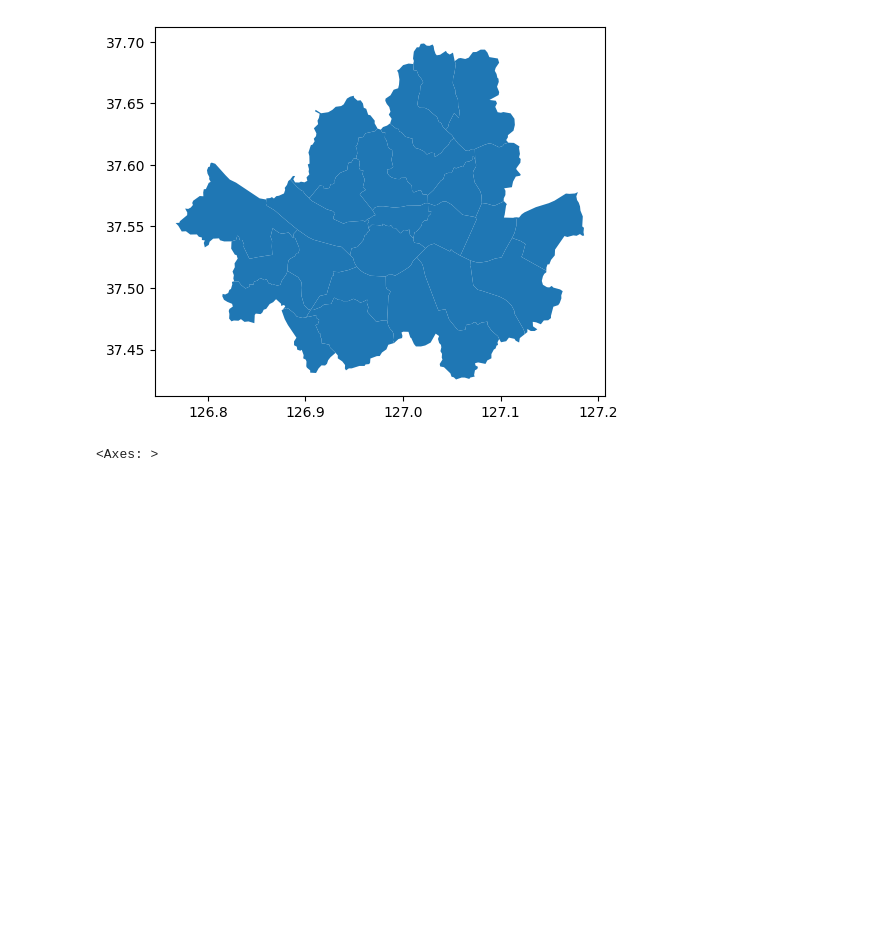
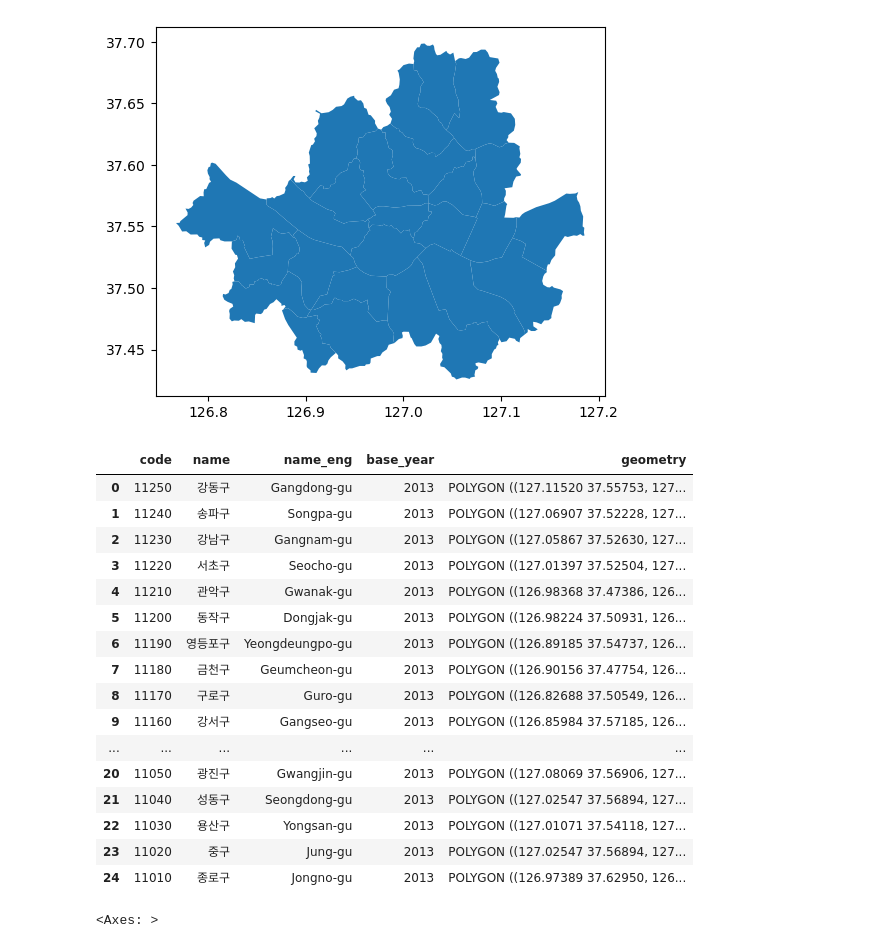
Before and after one commit to ukhyun-lee/stock_market_analysis, a Jupyter notebook: 중급/16일차_실습2.ipynb, the cells around one changed output. Saved outputs shown, nothing was run; the diff lists cells and outputs as text; code cells hidden in the pictures; blank space fills up the shorter version.

```diff
--- a/중급/16일차_실습2.ipynb
+++ b/중급/16일차_실습2.ipynb
@@ -205,12 +198,32 @@ data2.geometry
 176       POINT (30.19862 7.29289)
 Name: centroid, Length: 177, dtype: geometry
 # %%
-seoul = gpd.read_file('sample_data/seoul_municipalities_geo_simple.json')
+seoul = gpd.read_file('seoul_municipalities_geo_simple.json')
 # %%
 seoul.plot()
 # %% [output]
 <Axes: >
 [figure]
+# %%
+seoul
+# %% [output]
+|  | code | name | name_eng | base_year | geometry |
+| 0 | 11250 | 강동구 | Gangdong-gu | 2013 | POLYGON ((127.11520 37.55753, 127... |
+| 1 | 11240 | 송파구 | Songpa-gu | 2013 | POLYGON ((127.06907 37.52228, 127... |
+| 2 | 11230 | 강남구 | Gangnam-gu | 2013 | POLYGON ((127.05867 37.52630, 127... |
+| 3 | 11220 | 서초구 | Seocho-gu | 2013 | POLYGON ((127.01397 37.52504, 127... |
+| 4 | 11210 | 관악구 | Gwanak-gu | 2013 | POLYGON ((126.98368 37.47386, 126... |
+| 5 | 11200 | 동작구 | Dongjak-gu | 2013 | POLYGON ((126.98224 37.50931, 126... |
+| 6 | 11190 | 영등포구 | Yeongdeungpo-gu | 2013 | POLYGON ((126.89185 37.54737, 126... |
+| 7 | 11180 | 금천구 | Geumcheon-gu | 2013 | POLYGON ((126.90156 37.47754, 126... |
+| 8 | 11170 | 구로구 | Guro-gu | 2013 | POLYGON ((126.82688 37.50549, 126... |
+| 9 | 11160 | 강서구 | Gangseo-gu | 2013 | POLYGON ((126.85984 37.57185, 126... |
+| ... | ... | ... | ... | ... | ... |
+| 20 | 11050 | 광진구 | Gwangjin-gu | 2013 | POLYGON ((127.08069 37.56906, 127... |
+| 21 | 11040 | 성동구 | Seongdong-gu | 2013 | POLYGON ((127.02547 37.56894, 127... |
+| 22 | 11030 | 용산구 | Yongsan-gu | 2013 | POLYGON ((127.01071 37.54118, 127... |
+| 23 | 11020 | 중구 | Jung-gu | 2013 | POLYGON ((127.02547 37.56894, 127... |
+| 24 | 11010 | 종로구 | Jongno-gu | 2013 | POLYGON ((126.97389 37.62950, 126... |
 # %%
 seoul.plot('code')
 # %% [output]
```
Also changed, not shown: parts of 22 cells of this notebook.
